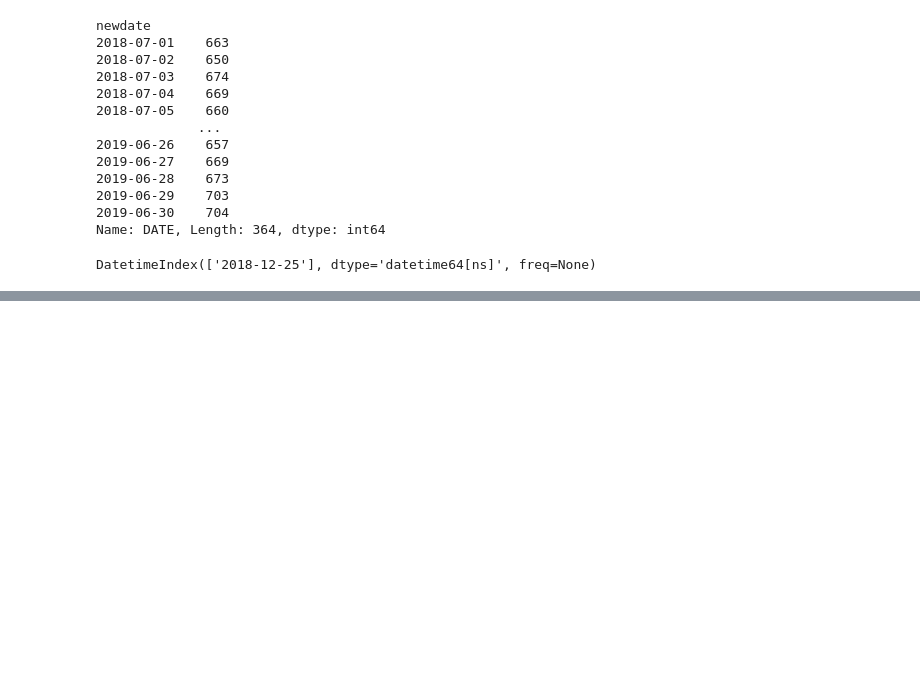
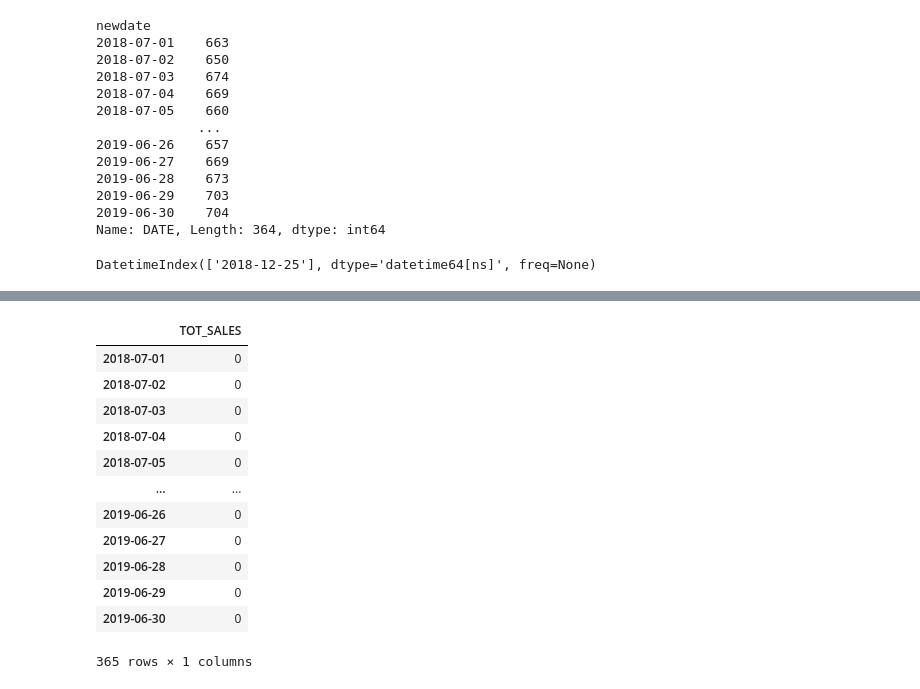
Before and after one commit to Johnson-a-hash/quantium-virtual-program, a Jupyter notebook: Quantium Virtual Internship.ipynb, the cells around one changed output, grey strips where cells are left out. Drawn from its saved outputs; the diff is of its cells as text; code cells hidden in the pictures; blank space fills up the shorter version.

```diff
--- a/Quantium Virtual Internship.ipynb
+++ b/Quantium Virtual Internship.ipynb
@@ -319,0 +331,18 @@ DatetimeIndex(['2018-12-25'], dtype='datetime64[ns]', freq=None)
+# %%
+b = pd.DataFrame(index = pd.date_range(start = '2018-07-01', end = '2019-06-30'))
+b['TOT_SALES'] = 0
+b
+# %% [output]
+|  | TOT_SALES |
+| 2018-07-01 | 0 |
+| 2018-07-02 | 0 |
+| 2018-07-03 | 0 |
+| 2018-07-04 | 0 |
+| 2018-07-05 | 0 |
+| ... | ... |
+| 2019-06-26 | 0 |
+| 2019-06-27 | 0 |
+| 2019-06-28 | 0 |
+| 2019-06-29 | 0 |
+| 2019-06-30 | 0 |
+365 rows × 1 columns
```
Also changed, not shown: parts of 22 cells of this notebook.
